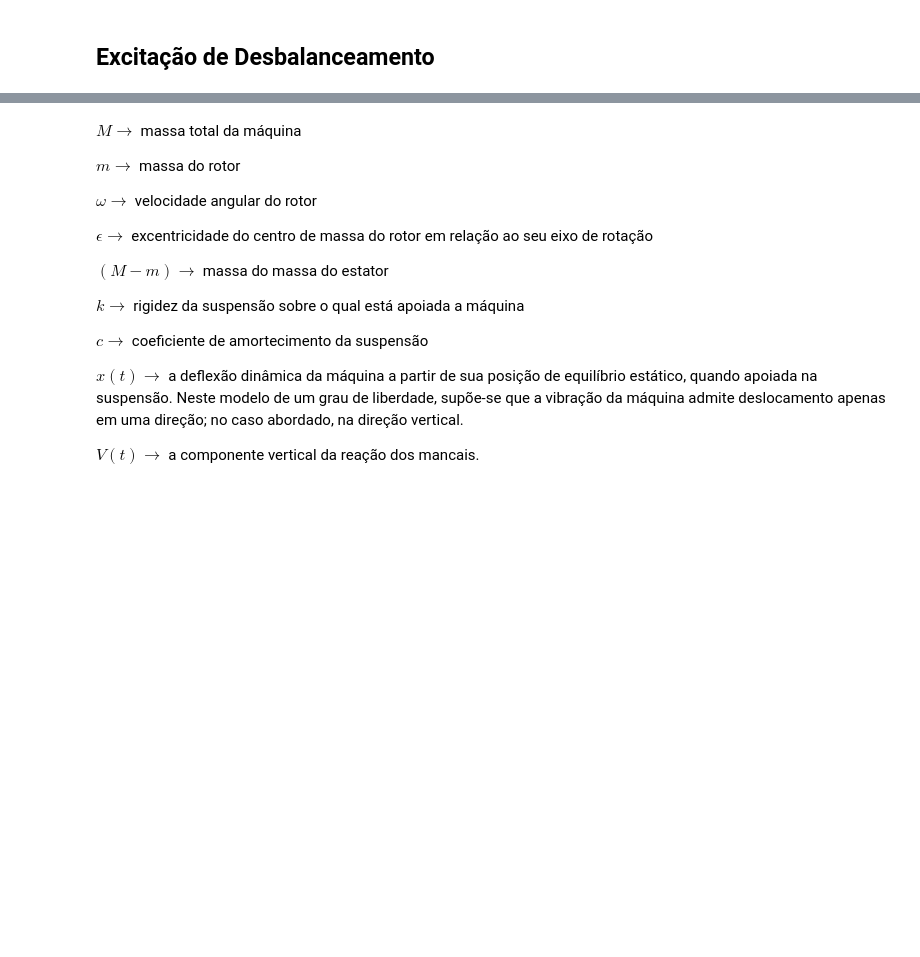
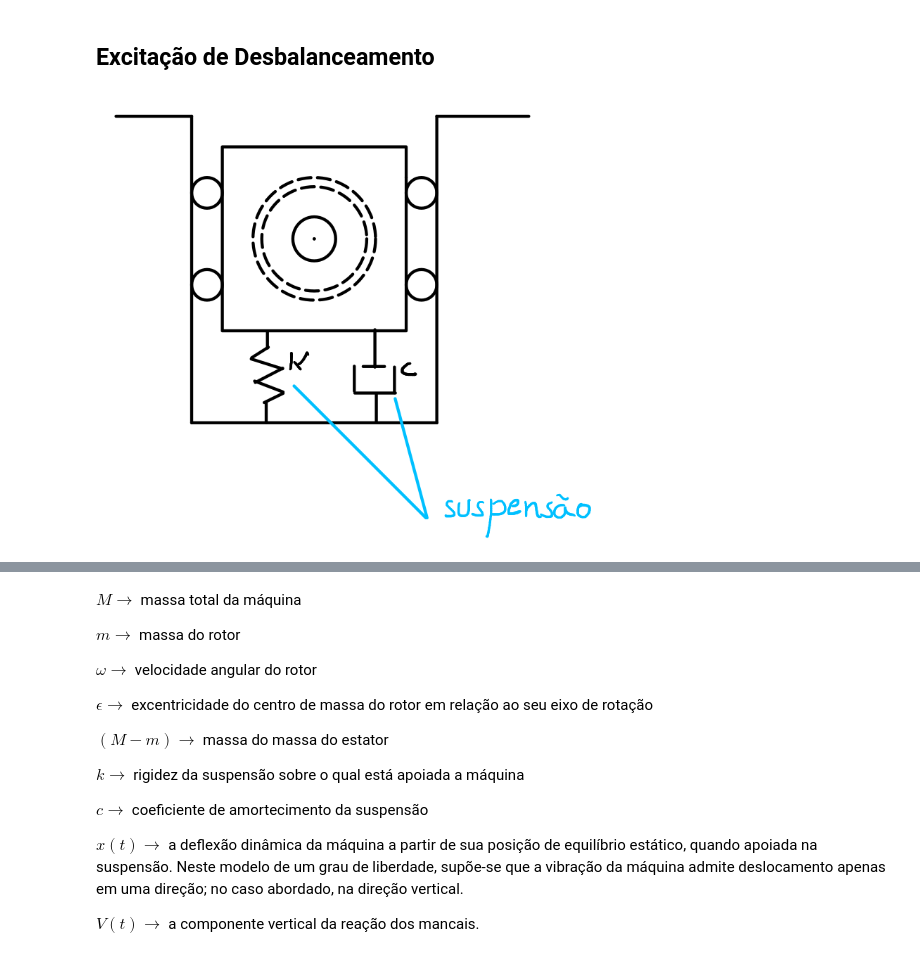
Before and after one commit to Pi-vi/Aulas_vibracoes, a Jupyter notebook: Vibs3.ipynb, the cells around one changed output, grey strips where cells are left out. Drawn from its saved outputs; the diff is of its cells as text; code cells hidden in the pictures; blank space fills up the shorter version.

```diff
--- a/Vibs3.ipynb
+++ b/Vibs3.ipynb
@@ -442,3 +442,7 @@ Image('figuras/fig3-7.png',width=400)
 [figure]
 # %% [markdown]
 ## Excitação de Desbalanceamento
+# %%
+Image('figuras/fig3-8.png',width=500)
+# %% [output]
+[figure, added]
```
Also changed, not shown: parts of 10 cells of this notebook, 2 other files.
